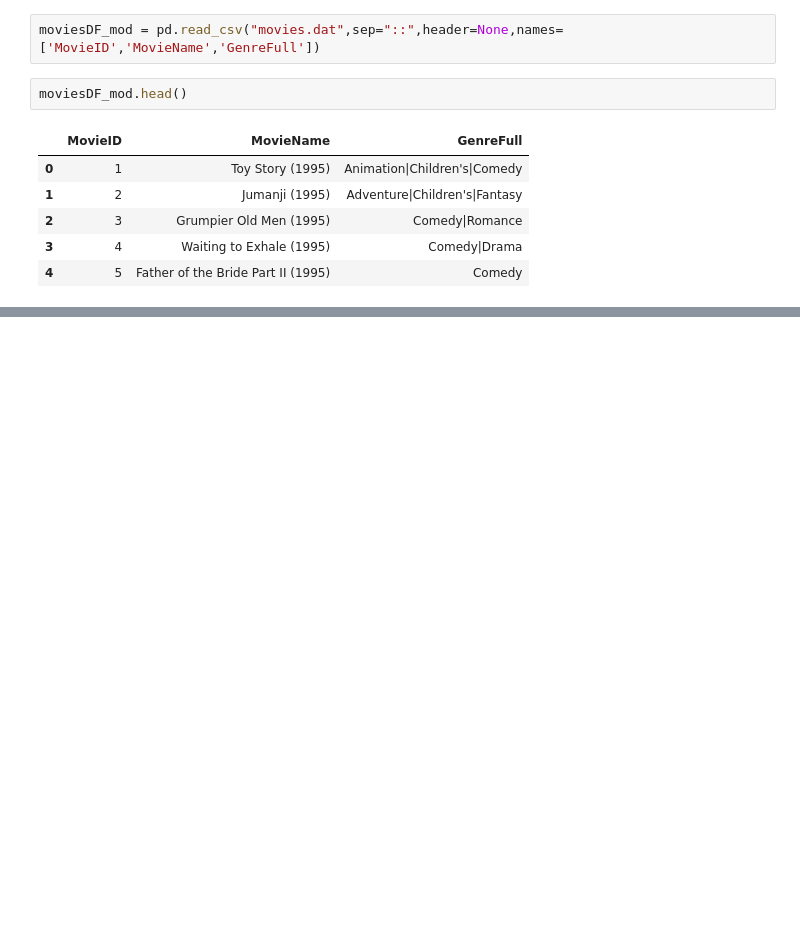
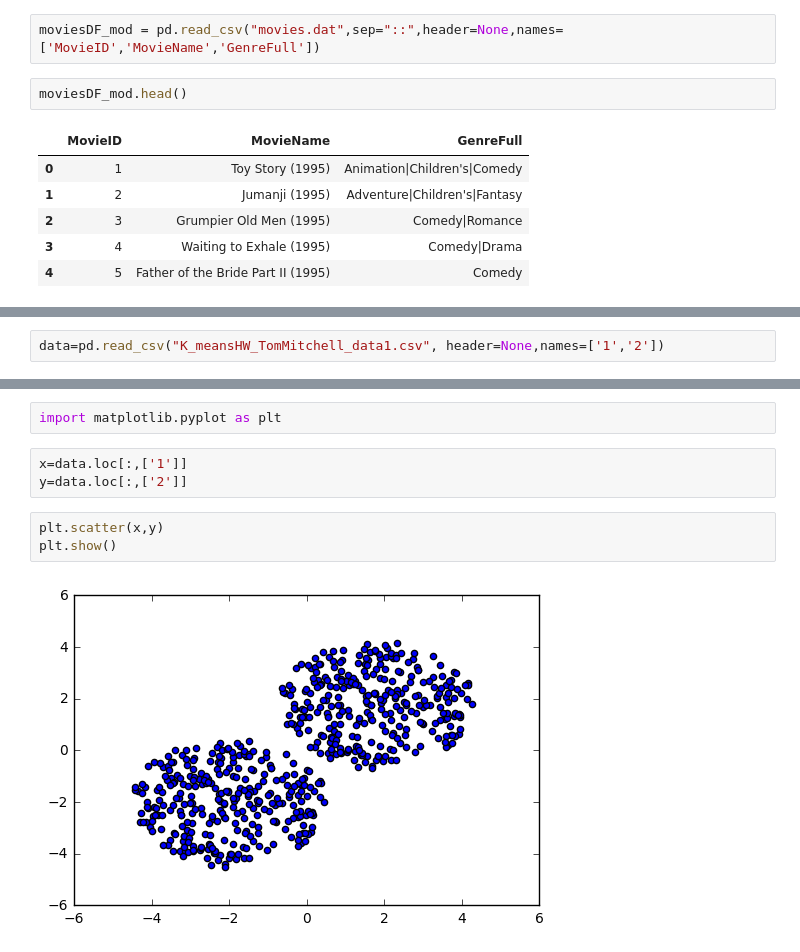
Before and after one commit to aniket-28/DataScience, a Jupyter notebook: Untitled.ipynb, the cells around one changed output, grey strips where cells are left out. Saved outputs shown, nothing was run; the diff lists cells and outputs as text; blank space fills up the shorter version.

```diff
--- a/Untitled.ipynb
+++ b/Untitled.ipynb
@@ -53,0 +61,2 @@ moviesDF_mod.head()
+# %%
+data=pd.read_csv("K_meansHW_TomMitchell_data1.csv", header=None,names=['1','2'])
@@ -53,0 +84,10 @@ moviesDF_mod.head()
+# %%
+import matplotlib.pyplot as plt
+# %%
+x=data.loc[:,['1']]
+y=data.loc[:,['2']]
+# %%
+plt.scatter(x,y)
+plt.show()
+# %% [output]
+[figure, added]
```
Also changed, not shown: parts of 12 cells of this notebook.
